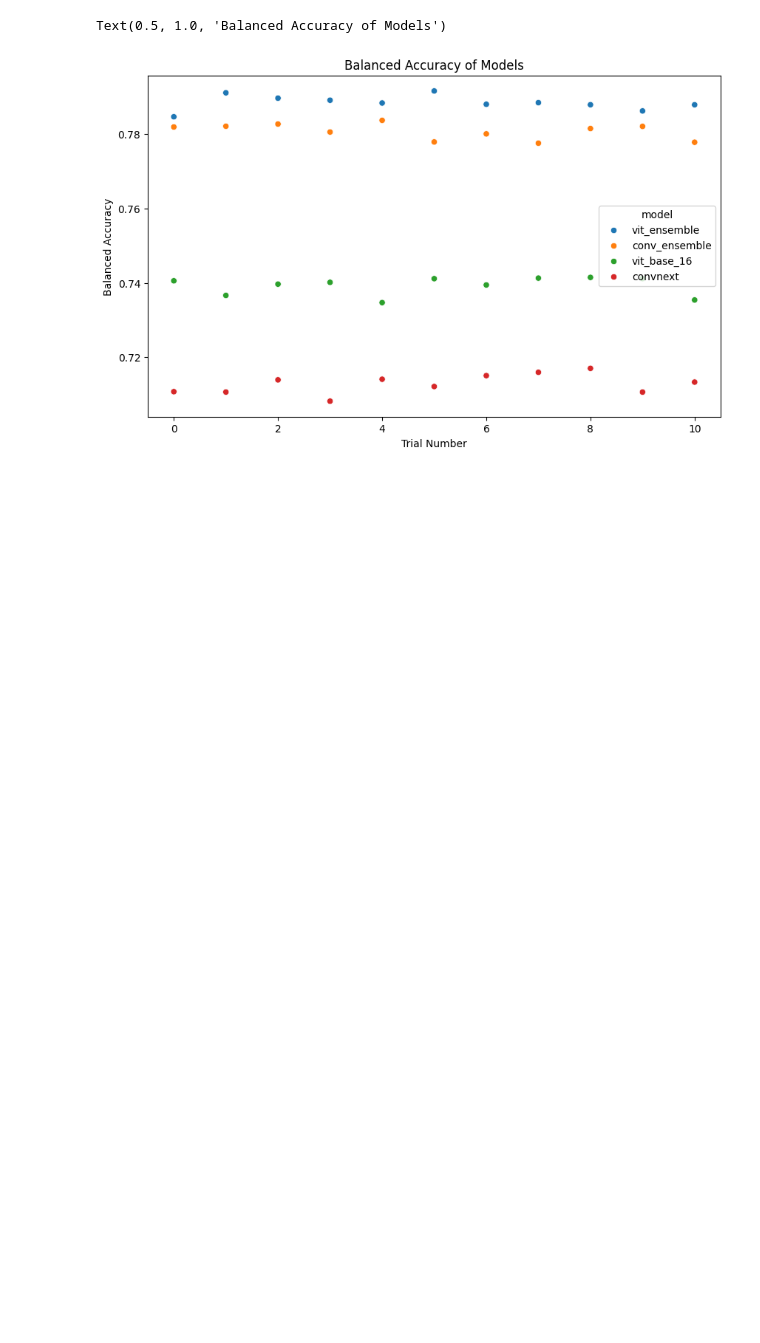
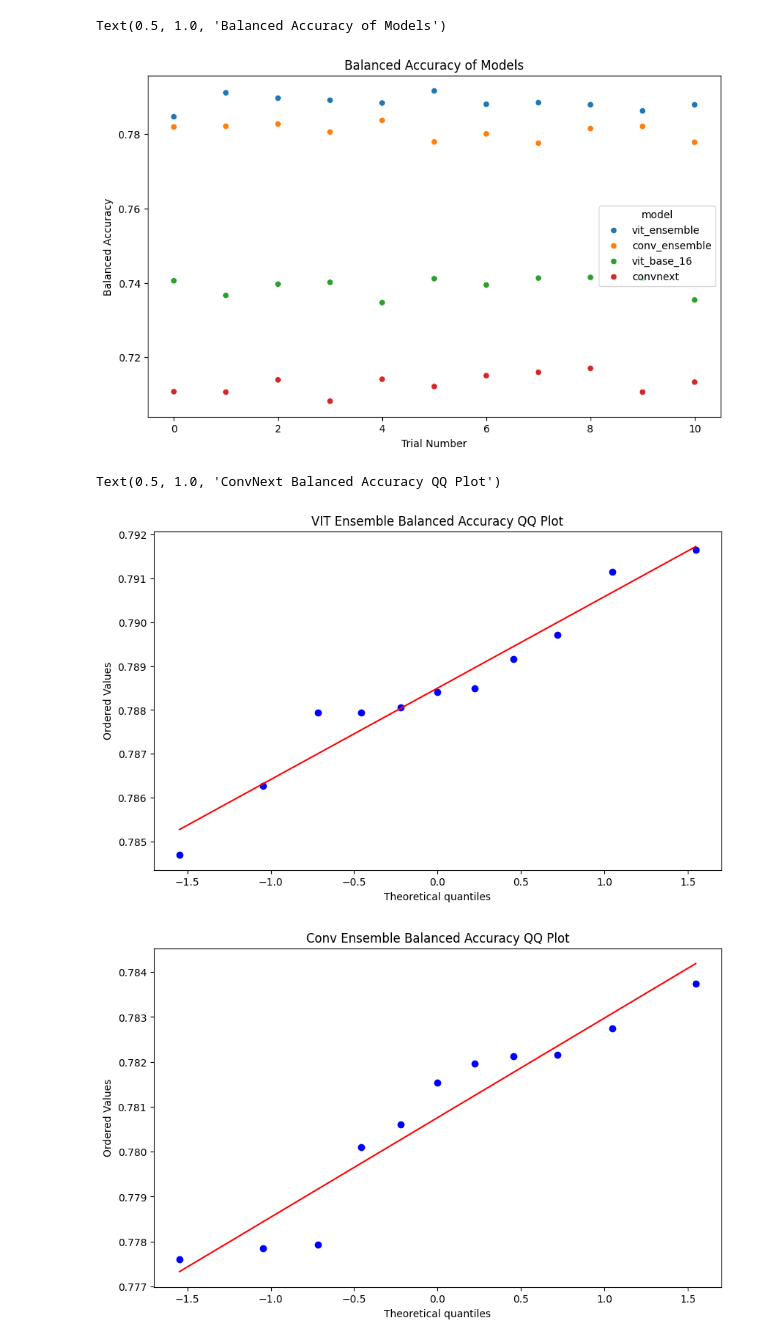
Before and after one commit to Antonio-Tresol/vits_ensemble_cr_leaves, a Jupyter notebook: metrics/metrics_analysis.ipynb, the cells around one changed output. Drawn from its saved outputs; the diff is of its cells as text; code cells hidden in the pictures; blank space fills up the shorter version.

Commit message:
adding statistical tests

```diff
--- a/metrics/metrics_analysis.ipynb
+++ b/metrics/metrics_analysis.ipynb
@@ -93,3 +93,25 @@ plt.title("Balanced Accuracy of Models")
 # %% [output]
 Text(0.5, 1.0, 'Balanced Accuracy of Models')
 [figure]
+# %%
+import scipy.stats as stats
+# make a qq plot plotting each separate model
+plt.figure(figsize=(10, 6))
+stats.probplot(vit_ensemble["test/BalancedAccuracy"], dist="norm", plot=plt)
+plt.title("VIT Ensemble Balanced Accuracy QQ Plot")
+
+plt.figure(figsize=(10, 6))
+stats.probplot(conv_ensemble["test/BalancedAccuracy"], dist="norm", plot=plt)
+plt.title("Conv Ensemble Balanced Accuracy QQ Plot")
+
+plt.figure(figsize=(10, 6))
+stats.probplot(vit_base_16["test/BalancedAccuracy"], dist="norm", plot=plt)
+plt.title("VIT Base 16 Balanced Accuracy QQ Plot")
+
+plt.figure(figsize=(10, 6))
+stats.probplot(convnext["test/BalancedAccuracy"], dist="norm", plot=plt)
+plt.title("ConvNext Balanced Accuracy QQ Plot")
+# %% [output]
+Text(0.5, 1.0, 'ConvNext Balanced Accuracy QQ Plot')
+[figure, added]
+[figure, added]
```
Also changed, not shown: parts of 4 cells of this notebook.
